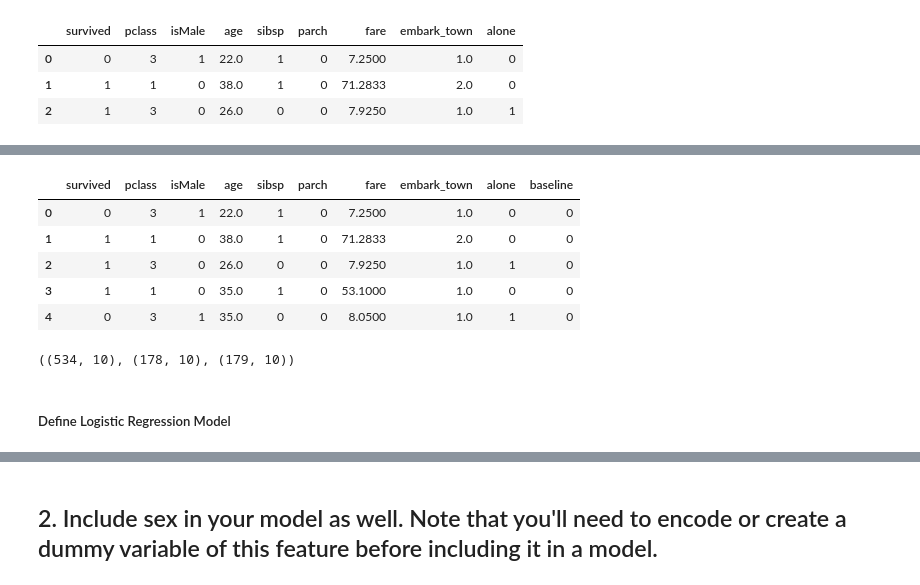
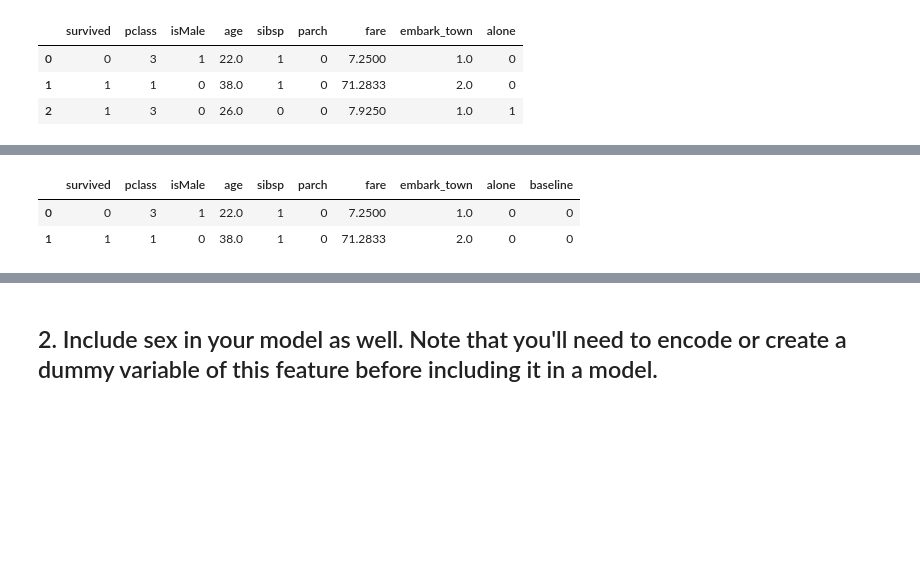
Before and after one commit to etclark3/classification-exercises, a Jupyter notebook: model.ipynb, the cells around one changed output, grey strips where cells are left out. Drawn from its saved outputs; the diff is of its cells as text; code cells hidden in the pictures; blank space fills up the shorter version.

```diff
--- a/model.ipynb
+++ b/model.ipynb
@@ -1061,18 +1433,10 @@ memory usage: 62.8+ KB
 # %%
 titanic['baseline'] = 0
 # %%
-titanic.head()
+titanic.head(2)
 # %% [output]
 |  | survived | pclass | isMale | age | sibsp | parch | fare | embark_town | alone | baseline |
 | 0 | 0 | 3 | 1 | 22.0 | 1 | 0 | 7.2500 | 1.0 | 0 | 0 |
 | 1 | 1 | 1 | 0 | 38.0 | 1 | 0 | 71.2833 | 2.0 | 0 | 0 |
-| 2 | 1 | 3 | 0 | 26.0 | 0 | 0 | 7.9250 | 1.0 | 1 | 0 |
-| 3 | 1 | 1 | 0 | 35.0 | 1 | 0 | 53.1000 | 1.0 | 0 | 0 |
-| 4 | 0 | 3 | 1 | 35.0 | 0 | 0 | 8.0500 | 1.0 | 1 | 0 |
 # %%
 #print(f'Baseline accuracy: {metrics.accuracy_score(titanic.survived, titanic.baseline):.3f}, This is predicting for non-survival')
-# %%
-train, validate, test = acquire.split(titanic)
-train.shape, validate.shape, test.shape
-# %% [output]
-((534, 10), (178, 10), (179, 10))
@@ -1086,2 +1442,0 @@ y_test = test.survived
-# %% [markdown]
-##### Define Logistic Regression Model
```
Also changed, not shown: parts of 157 cells of this notebook.
